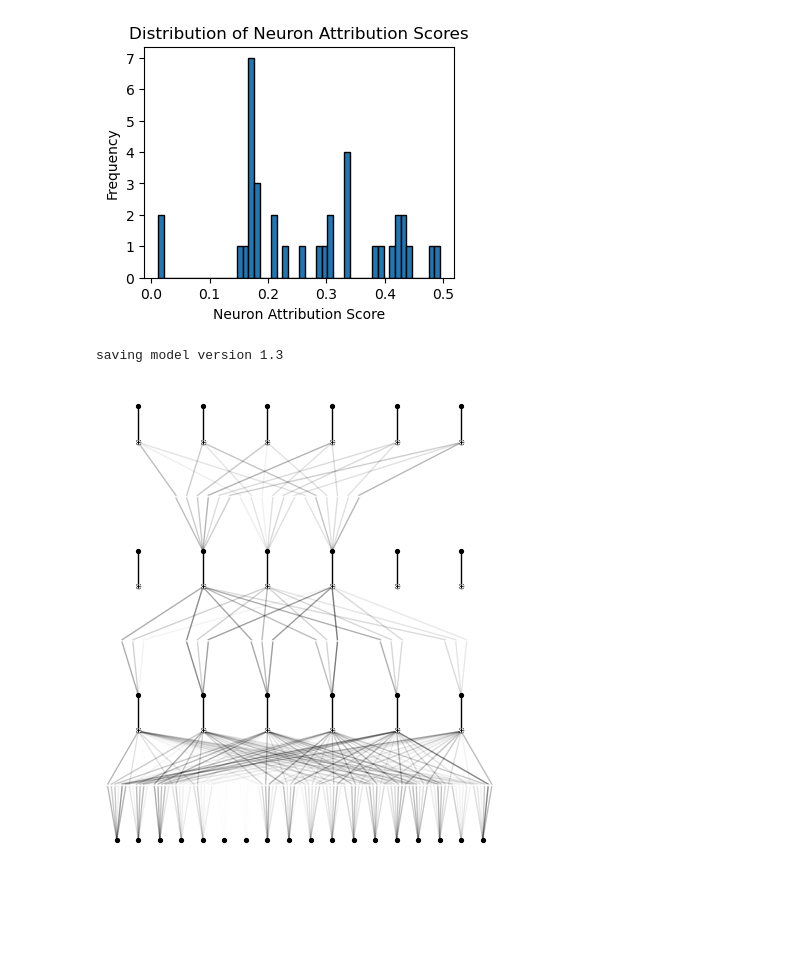
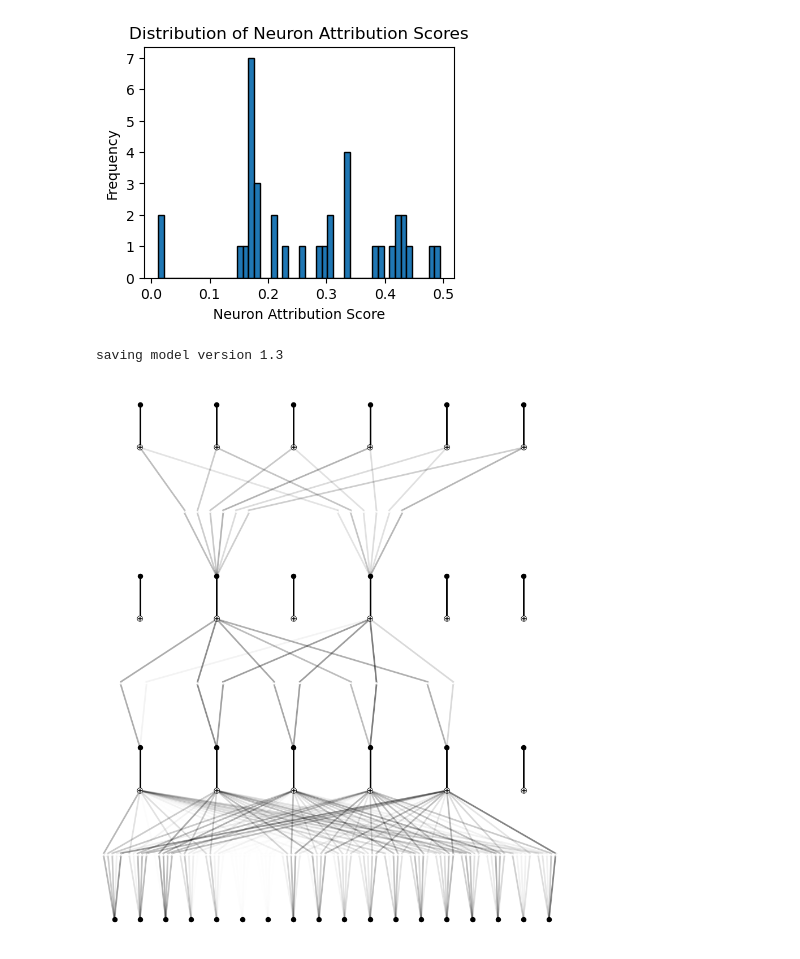
Before and after one commit to zhijin44/LogiKNet, a Jupyter notebook: P1_structurelevel/ KL-h_plot.ipynb, the cells around one changed output. Drawn from its saved outputs; the diff is of its cells as text; code cells hidden in the pictures; blank space fills up the shorter version.

```diff
--- a/P1_structurelevel/ KL-h_plot.ipynb
+++ b/P1_structurelevel/ KL-h_plot.ipynb
@@ -291,9 +291,9 @@ plt.show()
 # %% [output]
 [figure]
 # %%
-kan.prune(node_th=0.2)
-kan.plot()
+kan.prune(node_th=0.3)
+kan.plot(scale=1.05)
 # %% [output]
 saving model version 1.3
-[figure, old version]
+[figure, new version]
 # %%
```
Also changed, not shown: parts of 4 cells of this notebook, 50 other files.
